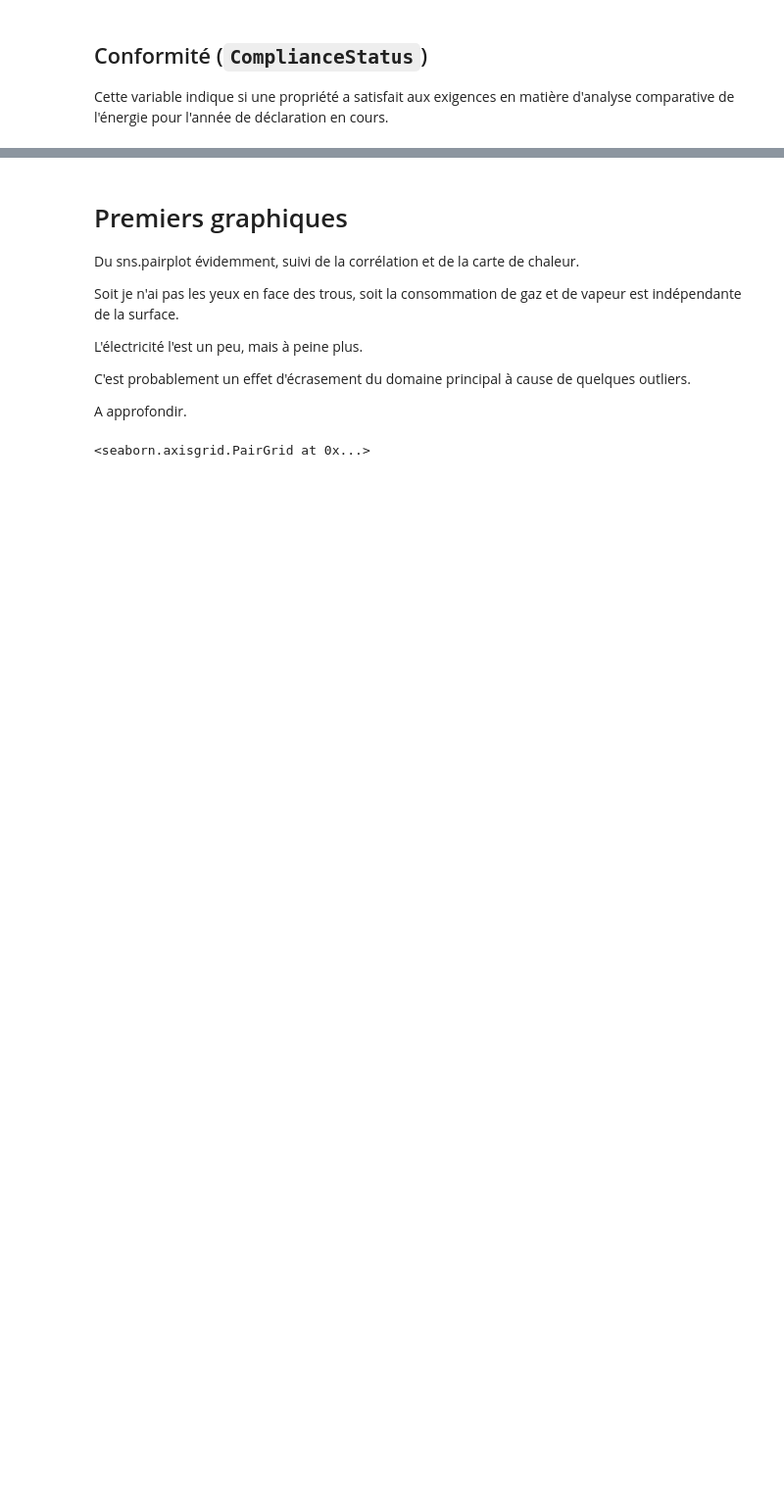
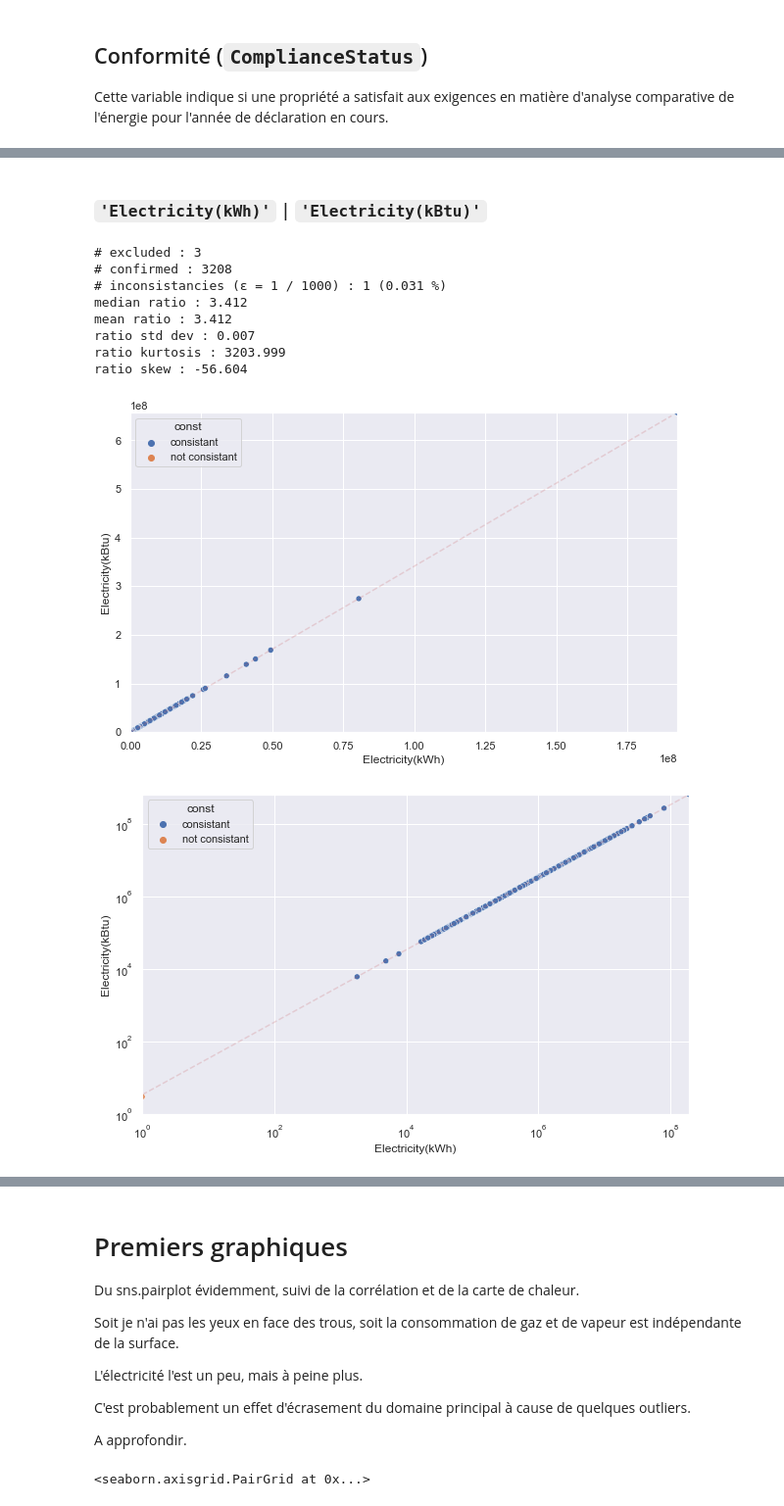
Before and after one commit to Franck-PepperLabs/pepper_carbon-neutral_seattle, a Jupyter notebook: jupyter/scratchpad.ipynb, the cells around one changed output, grey strips where cells are left out. Shown at 98% size. Saved outputs shown, nothing was run; the diff lists cells and outputs as text; code cells hidden in the pictures; blank space fills up the shorter version.

```diff
--- a/jupyter/scratchpad.ipynb
+++ b/jupyter/scratchpad.ipynb
@@ -526,0 +580,16 @@ median ratio : 0.999
+# %% [markdown]
+### `'Electricity(kWh)'` | `'Electricity(kBtu)'`
+# %%
+__data, __aber = exclude_irrelevants(_data, ['Electricity(kWh)', 'Electricity(kBtu)'])
+check, inconst = assert_const_ratio(__data, 'Electricity(kWh)', 'Electricity(kBtu)')
+# %% [output]
+# excluded : 3
+# confirmed : 3208
+# inconsistancies (ε = 1 / 1000) : 1 (0.031 %)
+median ratio : 3.412
+mean ratio : 3.412
+ratio std dev : 0.007
+ratio kurtosis : 3203.999
+ratio skew : -56.604
+[figure, added]
+[figure, added]
```
Also changed, not shown: parts of 103 cells of this notebook.
